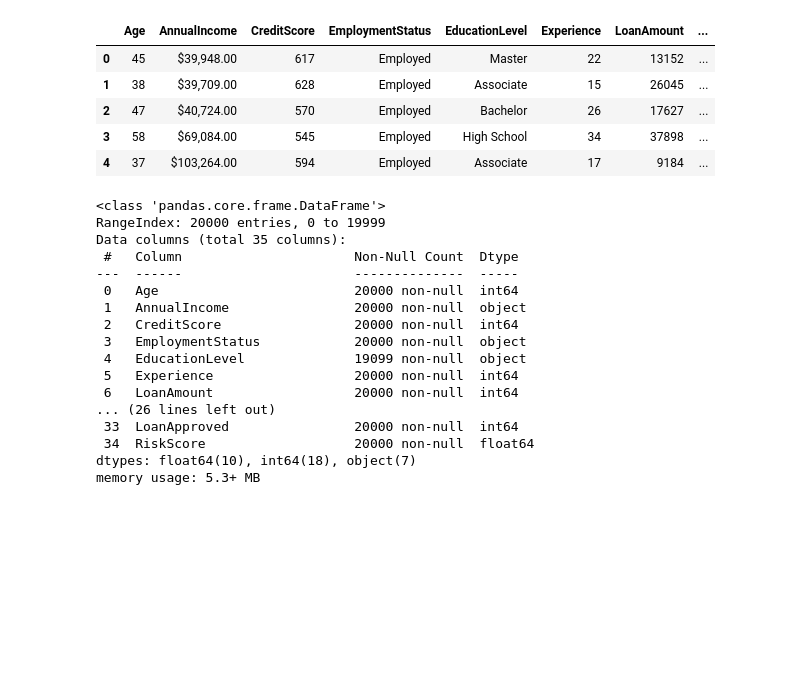
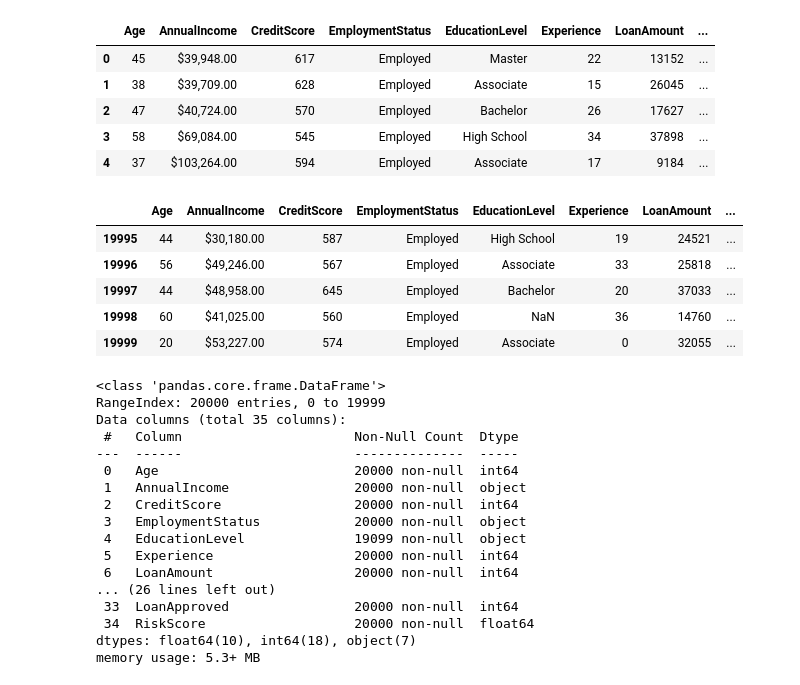
Before and after one commit to AlvinEchoka/Loan-Approval, a Jupyter notebook: financial_loan_risk.ipynb, the cells around one changed output. Saved outputs shown, nothing was run; the diff lists cells and outputs as text; code cells hidden in the pictures; blank space fills up the shorter version.

```diff
--- a/financial_loan_risk.ipynb
+++ b/financial_loan_risk.ipynb
@@ -65,6 +78,15 @@ df.head()
 | 2 | 47 | $40,724.00 | 570 | Employed | Bachelor | 26 | 17627 | ... |
 | 3 | 58 | $69,084.00 | 545 | Employed | High School | 34 | 37898 | ... |
 | 4 | 37 | $103,264.00 | 594 | Employed | Associate | 17 | 9184 | ... |
+# %%
+df.tail()
+# %% [output]
+|  | Age | AnnualIncome | CreditScore | EmploymentStatus | EducationLevel | Experience | LoanAmount | ... |
+| 19995 | 44 | $30,180.00 | 587 | Employed | High School | 19 | 24521 | ... |
+| 19996 | 56 | $49,246.00 | 567 | Employed | Associate | 33 | 25818 | ... |
+| 19997 | 44 | $48,958.00 | 645 | Employed | Bachelor | 20 | 37033 | ... |
+| 19998 | 60 | $41,025.00 | 560 | Employed | NaN | 36 | 14760 | ... |
+| 19999 | 20 | $53,227.00 | 574 | Employed | Associate | 0 | 32055 | ... |
 # %%
 df.info()
 # %% [output]
```
Also changed, not shown: parts of 6 cells of this notebook.
